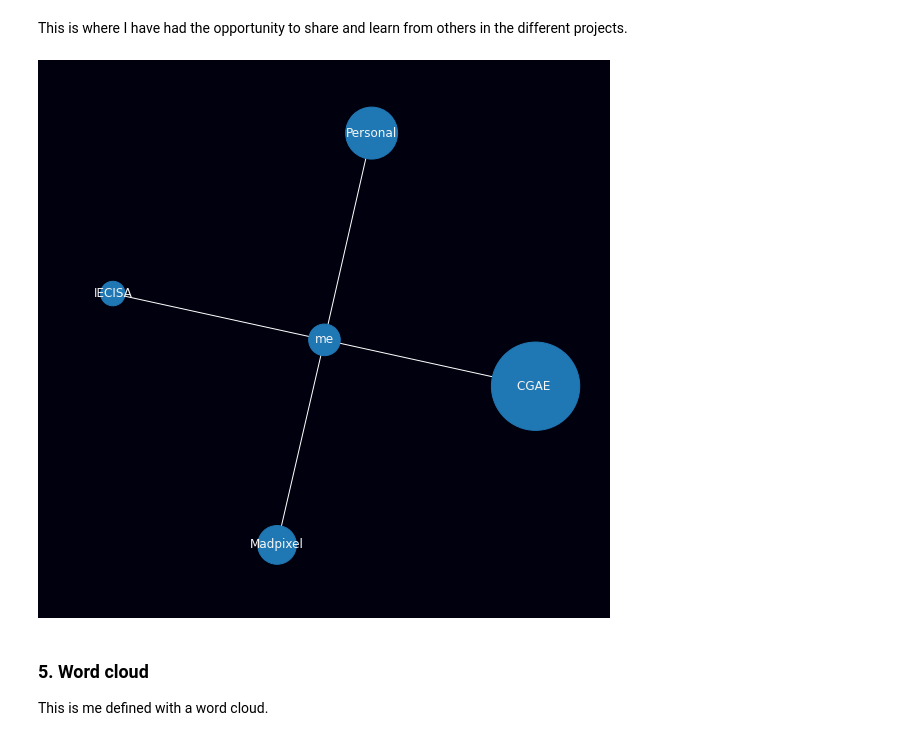
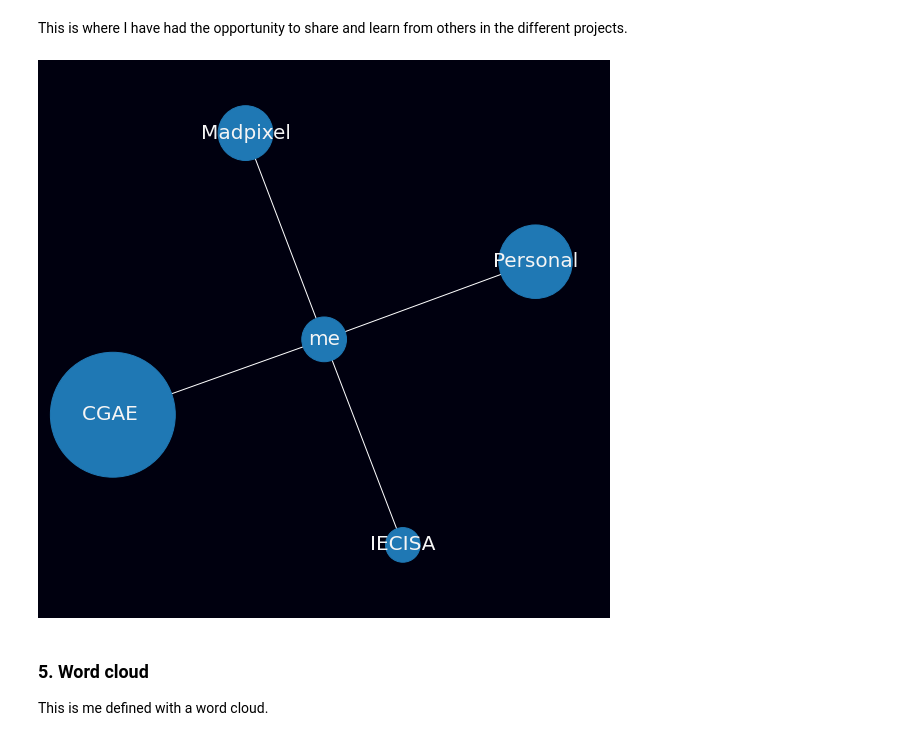
Before and after one commit to inijimenez/projects, a Jupyter notebook: app.ipynb, the cells around one changed output. Drawn from its saved outputs; the diff is of its cells as text; code cells hidden in the pictures.

```diff
--- a/app.ipynb
+++ b/app.ipynb
@@ -222,44 +222,44 @@ df_company.columns = ["Company", "Count"]
 df_company = df_company.sort_values(by="Count", ascending=False)
 #df_company.head(10)
 
-G.add_node('me', color='red',size=1000, font_color='white') # intialize yourself as central
+G.add_node('me', color='red',size=2000, font_color='white') # intialize yourself as central
 df_company_reduced = df_company.loc[df_company['Count']>=1]
 df_company_reduced.head()
 
 # use iterrows tp iterate through the data frame
 for _, row in df_company_reduced.iterrows():
 
   # store company name and count
   company = row['Company']
   count = row['Count']
 
   title = f"<b>{company}</b> – {count}"
   positions = set([x for x in projects[company == projects['Company']]['ProjectName']])
   positions = ''.join('<li>{}</li>'.format(x) for x in positions)
 
   position_list = f"<ul>{positions}</ul>"
   hover_info = title + position_list
 
-  G.add_node(company,color='red',size=count*300, title=hover_info)
+  G.add_node(company,color='red',size=count*600, title=hover_info)
 
   G.add_edge('me', company, color='grey')
 
 
 node_color=[]
 node_size=[]
 for node in G.nodes():
     color = G.nodes[node]['color']
     node_color.append(color)
     size = G.nodes[node]['size']
     node_size.append(size)
 
 #Draw the network digram assigning node_color and node_size using the lists established in the previous step and lavish in your new found network diagram greatness.
-fig = plt.figure(figsize=(10,10))
+fig5 = plt.figure(figsize=(10,10))
 plt.margins(x=0.1, y=0.1)
-nx.draw(G, with_labels=True, node_size=node_size, edge_color='white', font_size=12, font_color="whitesmoke")
-fig.set_facecolor("#00000F")
+nx.draw(G, with_labels=True, node_size=node_size, edge_color='white', font_size=20, font_color="whitesmoke")
+fig5.set_facecolor("#00000F")
 # %% [output]
-[figure, old version]
+[figure, new version]
 # %% [markdown]
 ### 5. Word cloud
 
```
Also changed, not shown: 1 other file.
